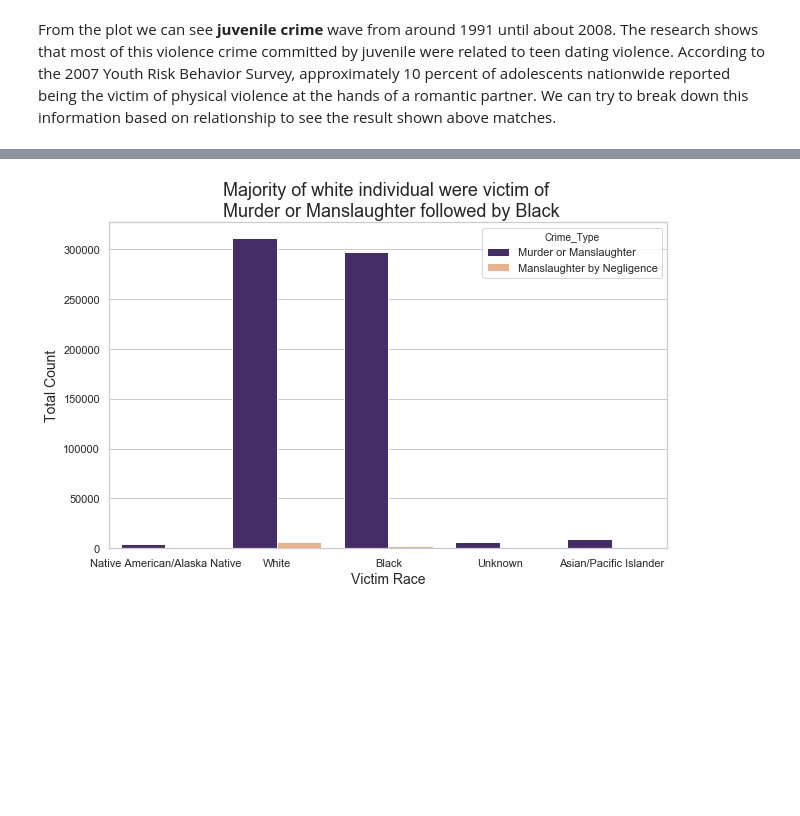
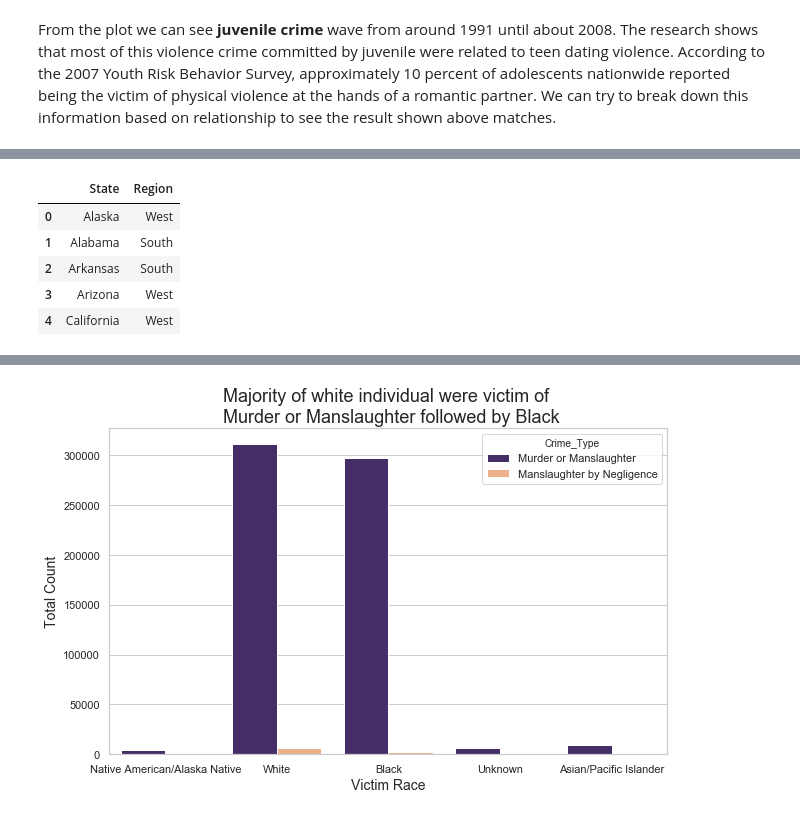
Before and after one commit to pretttyvo/ML1-Visualization-and-Data-Preprocessing, a Jupyter notebook: Lab 1/Kris_ML_lab1.ipynb, the cells around one changed output, grey strips where cells are left out. Cells and saved outputs as stored; diff of their text form; code cells hidden in the pictures; blank space fills up the shorter version.

```diff
--- a/Lab 1/Kris_ML_lab1.ipynb
+++ b/Lab 1/Kris_ML_lab1.ipynb
@@ -788,3 +804,14 @@ Survey, approximately 10 percent of adolescents nationwide reported being the vi
 # plt.title('On average black inidividual of unknown race experience \n the highest incident of crime ',size=18)
 # plt.legend(loc='upper left')
 # plt.show()
+# %%
+df_region = pd.read_csv('/Users/ghimirek/Desktop/us_regions_divisions.csv')
+# %%
+df_region.head()
+# %% [output]
+|  | State | Region |
+| 0 | Alaska | West |
+| 1 | Alabama | South |
+| 2 | Arkansas | South |
+| 3 | Arizona | West |
+| 4 | California | West |
```
Also changed, not shown: parts of 18 cells of this notebook.
